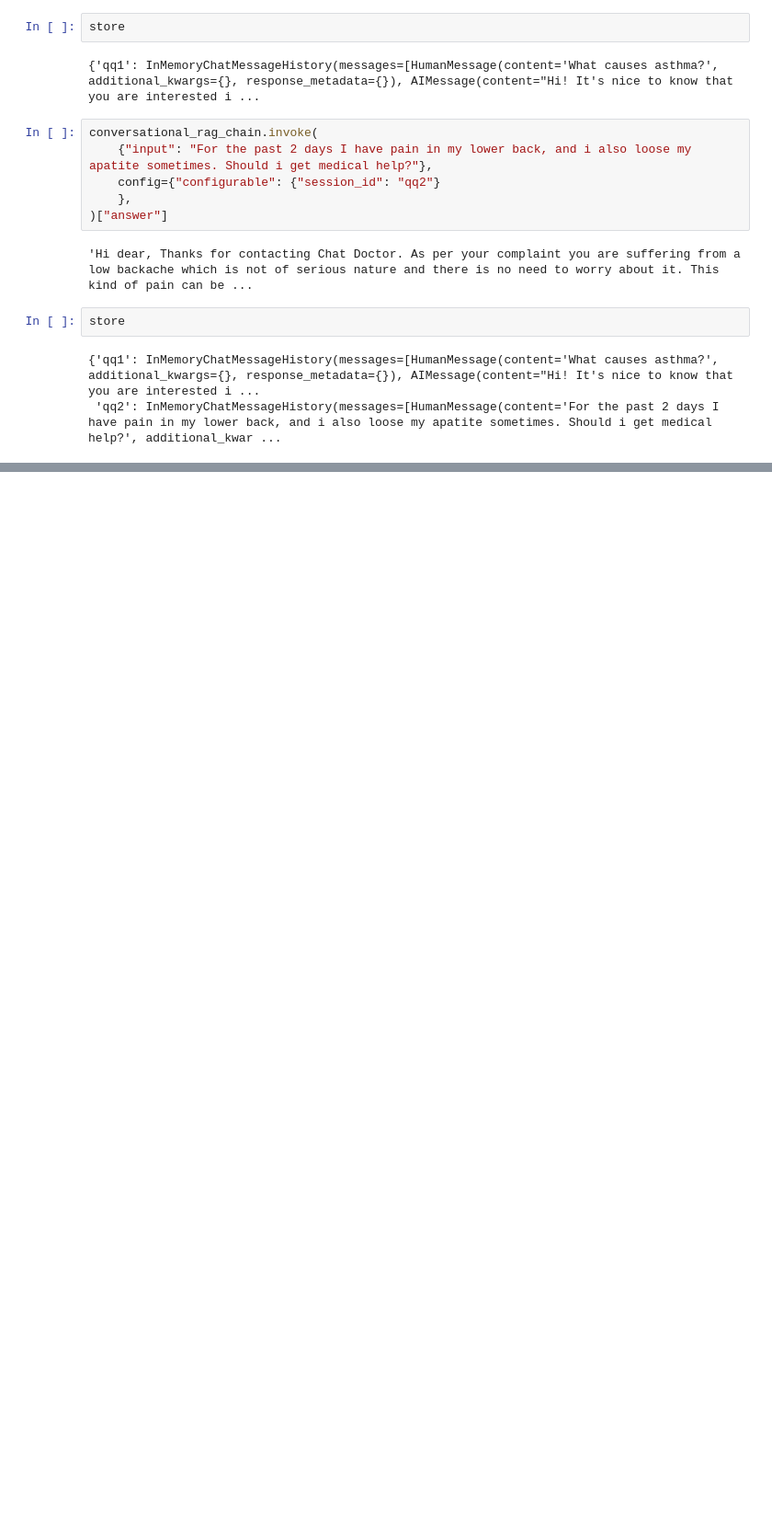
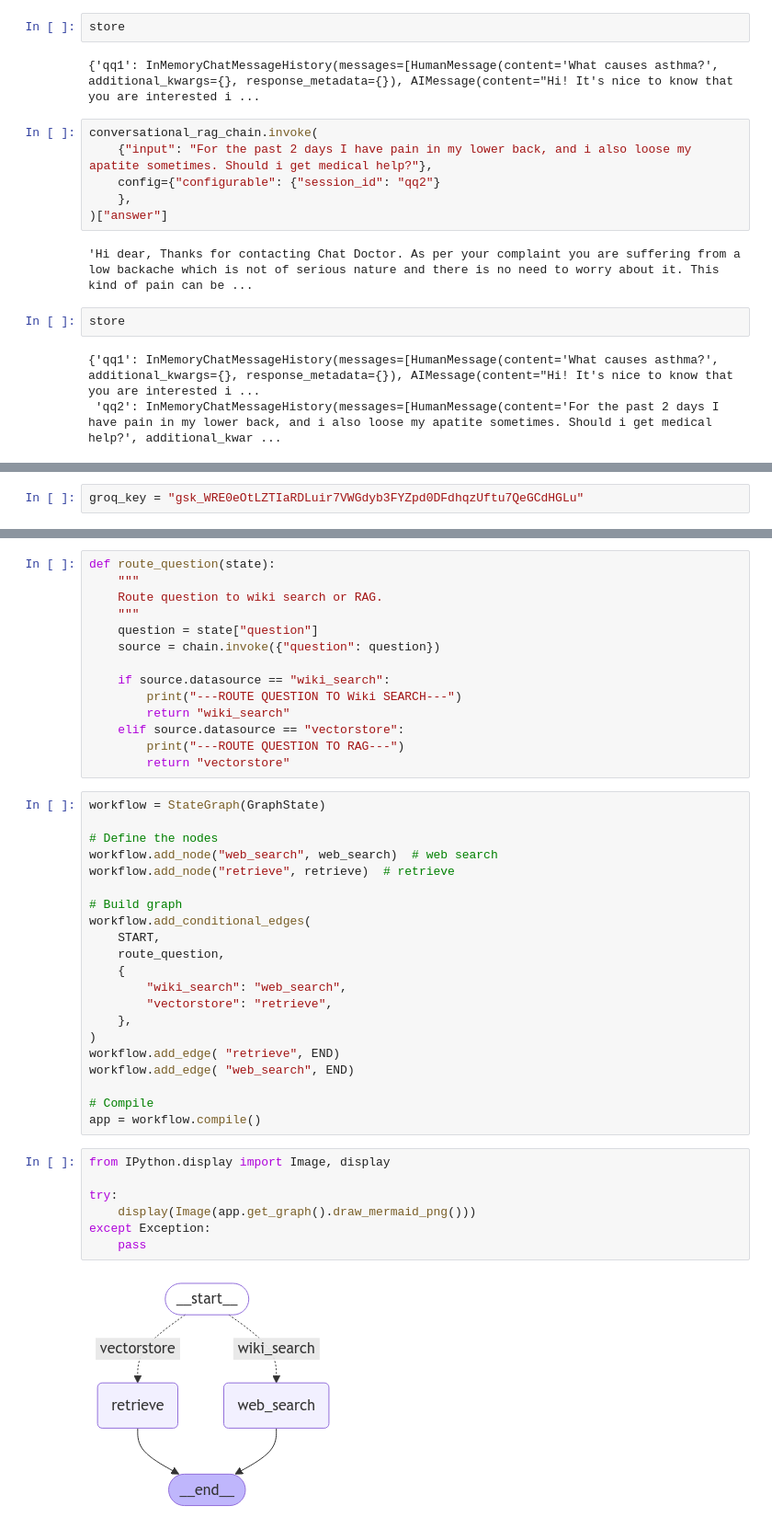
Before and after one commit to SathvikNayak123/Agentic-RAG, a Jupyter notebook: RAG/rag_trials.ipynb, the cells around one changed output, grey strips where cells are left out. Shown at 92% size. Drawn from its saved outputs; the diff is of its cells as text; blank space fills up the shorter version.

```diff
--- a/RAG/rag_trials.ipynb
+++ b/RAG/rag_trials.ipynb
@@ -229,0 +243,2 @@ store
+# %%
+groq_key = "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"
@@ -229,0 +318,44 @@ store
+# %%
+def route_question(state):
+    """
+    Route question to wiki search or RAG.
+    """
+    question = state["question"]
+    source = chain.invoke({"question": question})
+
+    if source.datasource == "wiki_search":
+        print("---ROUTE QUESTION TO Wiki SEARCH---")
+        return "wiki_search"
+    elif source.datasource == "vectorstore":
+        print("---ROUTE QUESTION TO RAG---")
+        return "vectorstore"
+# %%
+workflow = StateGraph(GraphState)
+
+# Define the nodes
+workflow.add_node("web_search", web_search)  # web search
+workflow.add_node("retrieve", retrieve)  # retrieve
+
+# Build graph
+workflow.add_conditional_edges(
+    START,
+    route_question,
+    {
+        "wiki_search": "web_search",
+        "vectorstore": "retrieve",
+    },
+)
+workflow.add_edge( "retrieve", END)
+workflow.add_edge( "web_search", END)
+
+# Compile
+app = workflow.compile()
+# %%
+from IPython.display import Image, display
+
+try:
+    display(Image(app.get_graph().draw_mermaid_png()))
+except Exception:
+    pass
+# %% [output]
+[figure, added]
```
Also changed, not shown: parts of 23 cells of this notebook.
